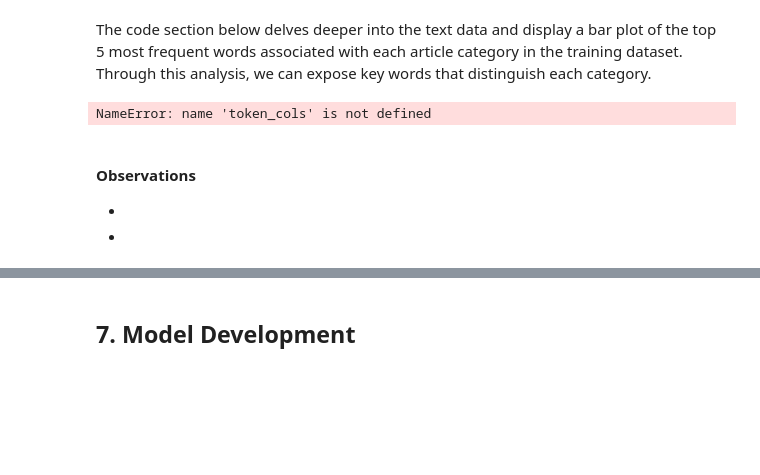
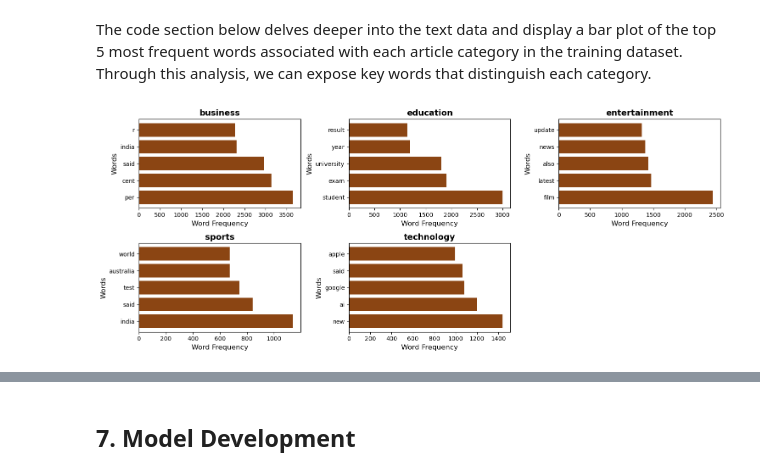
Before and after one commit to lamelkekana/Team3_ClassificationProject, a Jupyter notebook: News_articles.ipynb, the cells around one changed output, grey strips where cells are left out. Saved outputs shown, nothing was run; the diff lists cells and outputs as text; code cells hidden in the pictures; blank space fills up the shorter version.

```diff
--- a/News_articles.ipynb
+++ b/News_articles.ipynb
@@ -914,13 +917,13 @@ The code section below delves deeper into the text data and display a bar plot o
 # %%
 from collections import Counter
 
-
-category_column = 'Category'
+# columns to join before counting words in each category
+token_cols = ["Headlines_Tokens", "Description_Tokens", "Content_Tokens"]
 
 # Prepare an empty dictionary to store the top 5 words for each category
 top_words_by_category = {}
 
-for category, group in train_df.groupby(category_column):
+for category, group in train_df.groupby('Category'):
     # Combine text for the category
     text = " ".join(group[token_cols].astype(str).agg(" ".join, axis=1))
     words = text.split()  # Tokenize the text
@@ -928,36 +931,31 @@ for category, group in train_df.groupby(category_column):
     top_words = word_counts.most_common(5)  # Get the top 5 words
 
     top_words_by_category[category] = top_words
 
 # Calculate the number of rows needed (3 graphs per row)
 n_categories = len(top_words_by_category)
 n_rows = int(np.ceil(n_categories / 3))
 
 # Create a subplot grid (3 graphs per line)
 fig, axes = plt.subplots(n_rows, 3, figsize=(15, n_rows * 3))
 
 # Flatten the axes array to easily iterate over
 axes = axes.flatten()
 
 # Plot the top 5 words for each category
 for i, (category, top_words) in enumerate(top_words_by_category.items()):
     words, counts = zip(*top_words)  # Unzip words and their counts
     ax = axes[i]
     ax.barh(words, counts, color='#8B4513')  # Gold color
     ax.set_title(f'{category}', fontsize=14, fontweight='bold')
     ax.set_xlabel('Word Frequency', fontsize=12)
     ax.set_ylabel('Words', fontsize=12)
 
 # Turn off axes for extra subplots if there are fewer categories than subplots
 for j in range(i + 1, len(axes)):
     axes[j].axis('off')
 
 plt.tight_layout()
 plt.show()
 # %% [output]
-NameError: name 'token_cols' is not defined
+[figure, added]
-# %% [markdown]
-#### __Observations__
-
--
--
```
Also changed, not shown: parts of 3 cells of this notebook.
